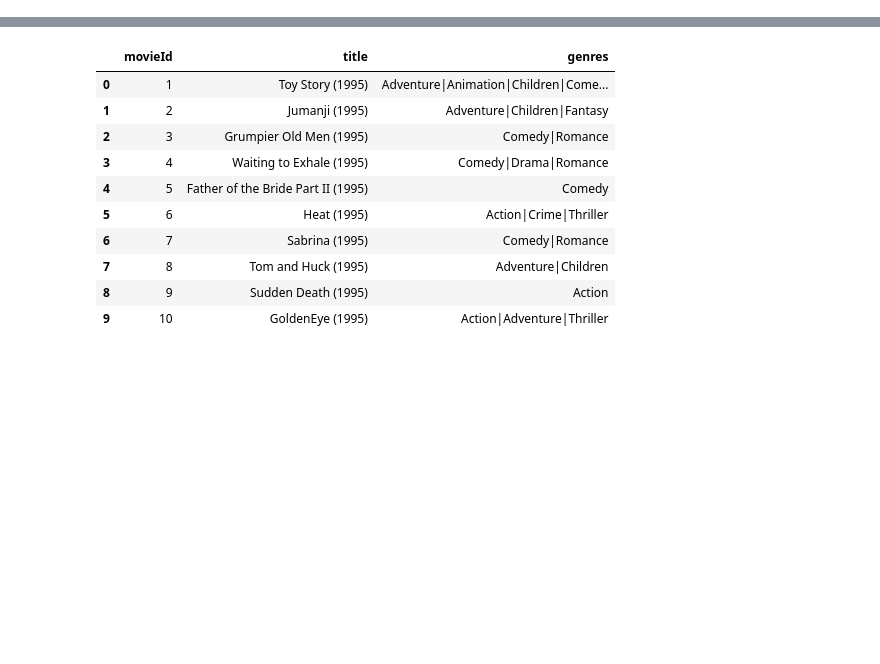
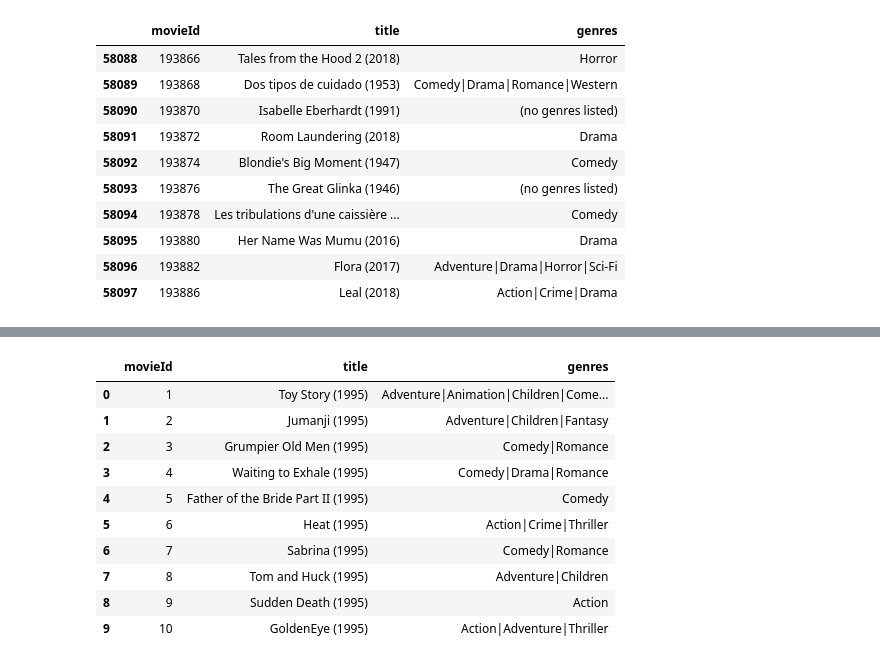
Before and after one commit to luismoroco/DataScience, a Jupyter notebook: task1/visualization.ipynb, the cells around one changed output, grey strips where cells are left out. Cells and saved outputs as stored; diff of their text form; code cells hidden in the pictures; blank space fills up the shorter version.

```diff
--- a/task1/visualization.ipynb
+++ b/task1/visualization.ipynb
@@ -1,3 +1,6 @@
 # %%
 import pandas as pd
 from matplotlib import pyplot as plt
+# %%
+df_movies_med = pd.read_csv('./data/medium/movies.csv')
+df_movies_med.head(10)
@@ -3,0 +19,14 @@ from matplotlib import pyplot as plt
+# %%
+df_movies_med.tail(10)
+# %% [output]
+|  | movieId | title | genres |
+| 58088 | 193866 | Tales from the Hood 2 (2018) | Horror |
+| 58089 | 193868 | Dos tipos de cuidado (1953) | Comedy|Drama|Romance|Western |
+| 58090 | 193870 | Isabelle Eberhardt (1991) | (no genres listed) |
+| 58091 | 193872 | Room Laundering (2018) | Drama |
+| 58092 | 193874 | Blondie's Big Moment (1947) | Comedy |
+| 58093 | 193876 | The Great Glinka (1946) | (no genres listed) |
+| 58094 | 193878 | Les tribulations d'une caissière ... | Comedy |
+| 58095 | 193880 | Her Name Was Mumu (2016) | Drama |
+| 58096 | 193882 | Flora (2017) | Adventure|Drama|Horror|Sci-Fi |
+| 58097 | 193886 | Leal (2018) | Action|Crime|Drama |
```
Also changed, not shown: parts of 9 cells of this notebook, 7 other files.
